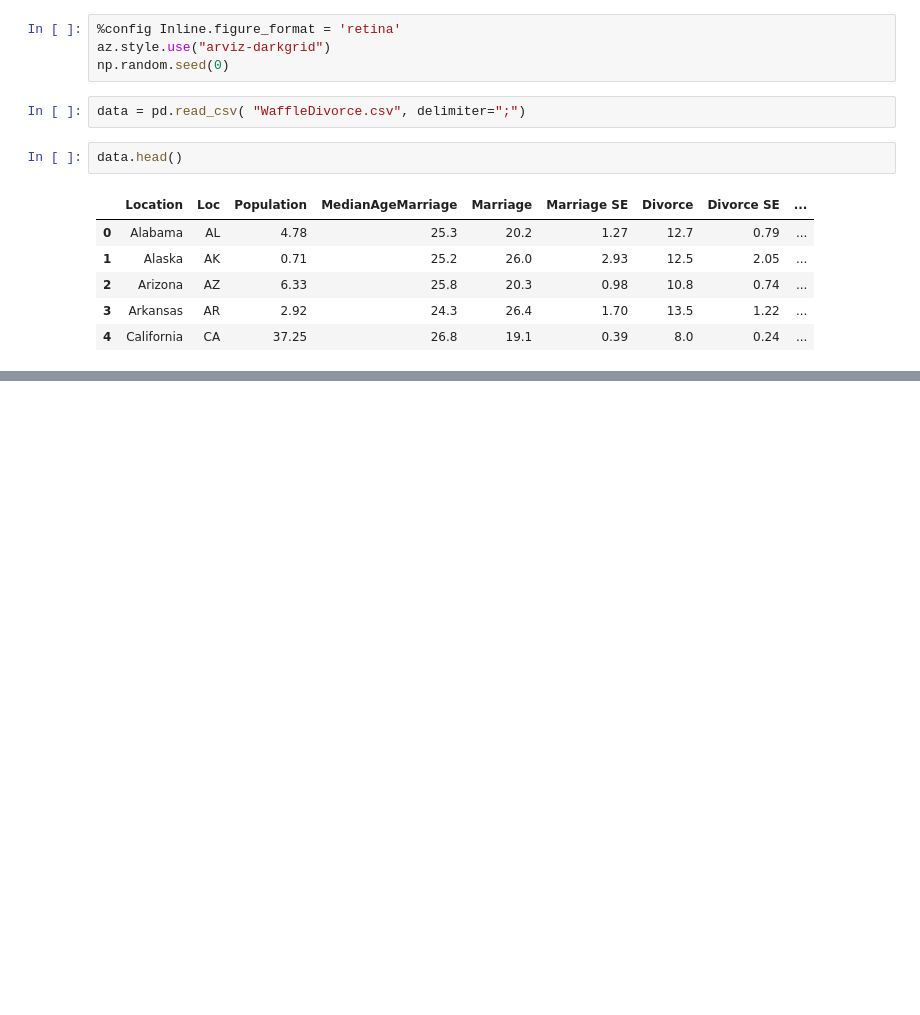
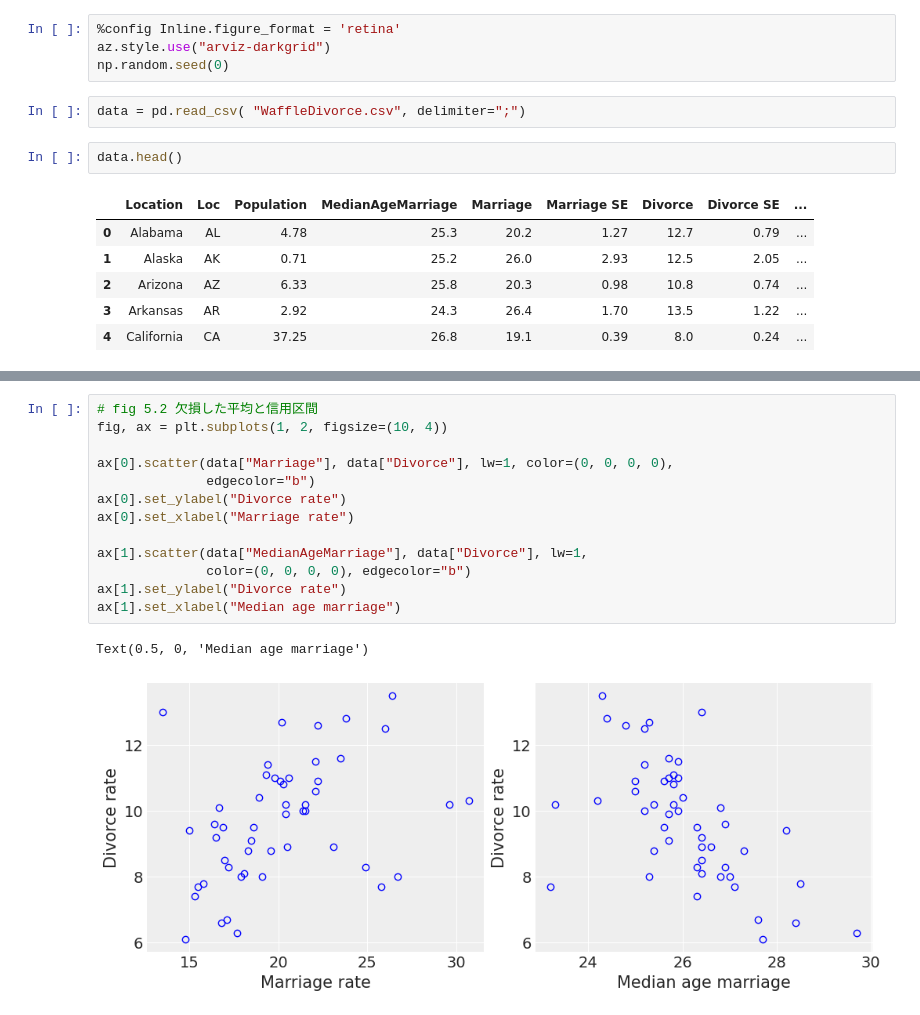
Before and after one commit to styuk/Bayes-Python, a Jupyter notebook: chapter5/chapter5.ipynb, the cells around one changed output, grey strips where cells are left out. Saved outputs shown, nothing was run; the diff lists cells and outputs as text; blank space fills up the shorter version.

```diff
--- a/chapter5/chapter5.ipynb
+++ b/chapter5/chapter5.ipynb
@@ -35,0 +72,16 @@ data.head()
+# %%
+# fig 5.2 欠損した平均と信用区間
+fig, ax = plt.subplots(1, 2, figsize=(10, 4))
+
+ax[0].scatter(data["Marriage"], data["Divorce"], lw=1, color=(0, 0, 0, 0),
+              edgecolor="b")
+ax[0].set_ylabel("Divorce rate")
+ax[0].set_xlabel("Marriage rate")
+
+ax[1].scatter(data["MedianAgeMarriage"], data["Divorce"], lw=1,
+              color=(0, 0, 0, 0), edgecolor="b")
+ax[1].set_ylabel("Divorce rate")
+ax[1].set_xlabel("Median age marriage")
+# %% [output]
+Text(0.5, 0, 'Median age marriage')
+[figure, added]
```
Also changed, not shown: parts of 7 cells of this notebook.
